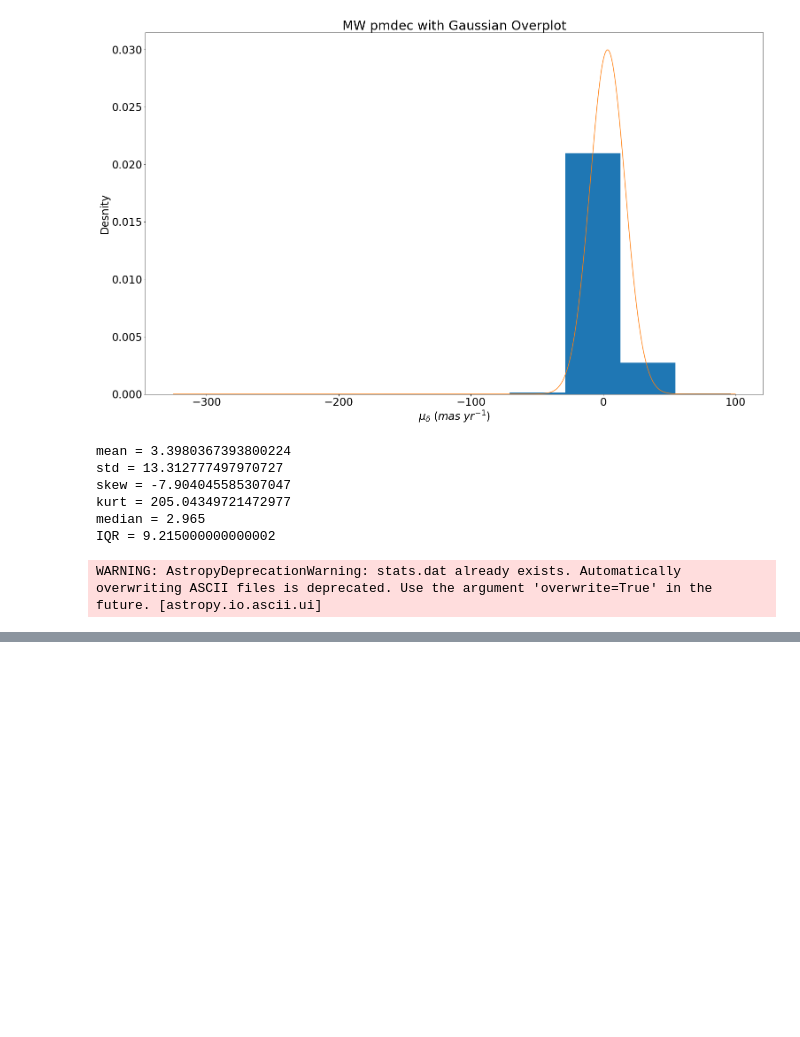
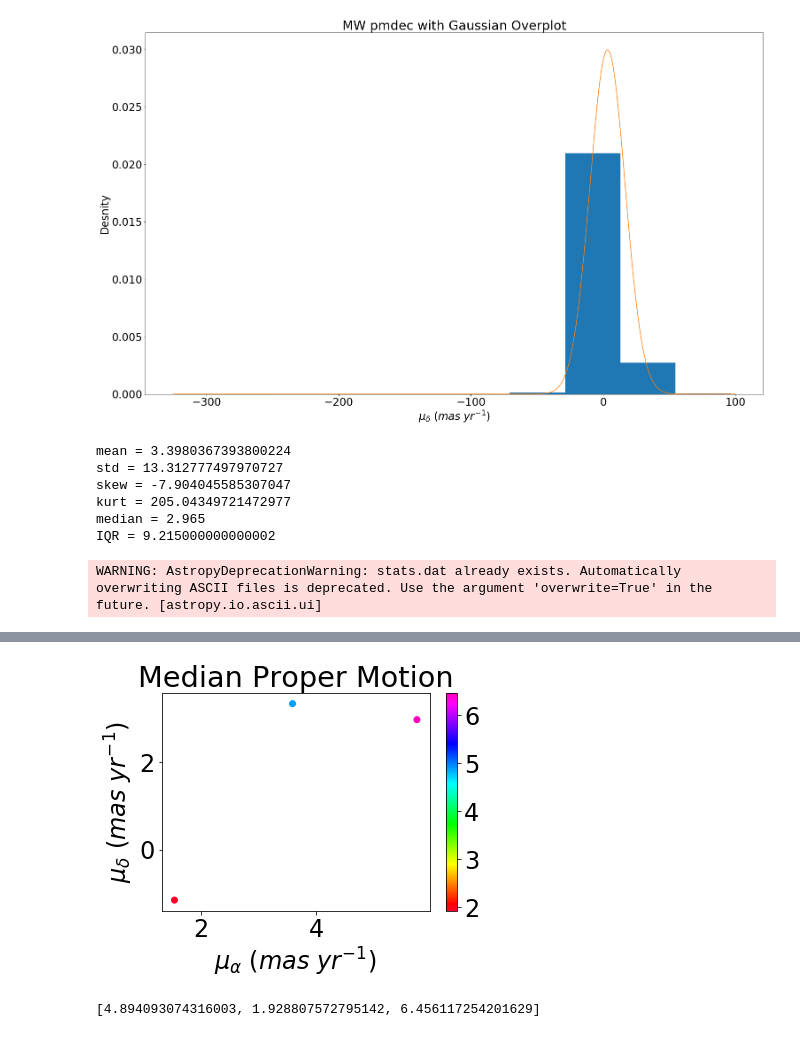
Before and after one commit to JoshuaPovick/MS_young, a Jupyter notebook: MSyoung2.ipynb, the cells around one changed output, grey strips where cells are left out. Drawn from its saved outputs; the diff is of its cells as text; code cells hidden in the pictures; blank space fills up the shorter version.

```diff
--- a/MSyoung2.ipynb
+++ b/MSyoung2.ipynb
@@ -859,3 +859,25 @@ Table length=6
 | SMC pmdec | -0.7977984950028141 | 5.89254053748466 | -1.1504470092479984 | 2.0730054140371257 | -2.756973261025786 | 103.86610561995501 |
 | MW pmra | 7.041079219288174 | 11.439384878122633 | 5.734999999999999 | 9.73 | 2.0736814983651577 | 18.33896458093757 |
 | MW pmdec | 3.3980367393800224 | 13.312777497970727 | 2.965 | 9.215000000000002 | -7.904045585307047 | 205.04349721472977 |
+# %%
+###Median plots
+
+pmradat = [np.median(cleanlpmra),np.median(cleanspmra),np.median(cleanmpmra)]
+pmdecdat = [np.median(cleanlpmdec),np.median(cleanspmdec),np.median(cleanmpmdec)]
+
+colour = [np.sqrt(np.median(cleanlpmra)**2+np.median(cleanlpmdec)**2),np.sqrt(np.median(cleanspmra)**2+np.median(cleanspmdec)**2),np.sqrt(np.median(cleanmpmra)**2+np.median(cleanmpmdec)**2)]
+
+plt.figure()
+plt.scatter(pmradat,pmdecdat,c=colour,cmap=plt.cm.get_cmap('gist_rainbow'))
+plt.title('Median Proper Motion')
+plt.xlabel('$\mu_{\\alpha}$ $(mas$ $yr^{-1}$)')
+plt.ylabel('$\mu_{\delta}$ $(mas$ $yr^{-1}$)')
+plt.colorbar()
+#plt.savefig('simmwpmdec.pdf',bbox_inches='tight')
+plt.show()
+# %% [output]
+[figure, added]
+# %%
+print(colour)
+# %% [output]
+[4.894093074316003, 1.928807572795142, 6.456117254201629]
```
Also changed, not shown: parts of 2 cells of this notebook, 34 other files.
